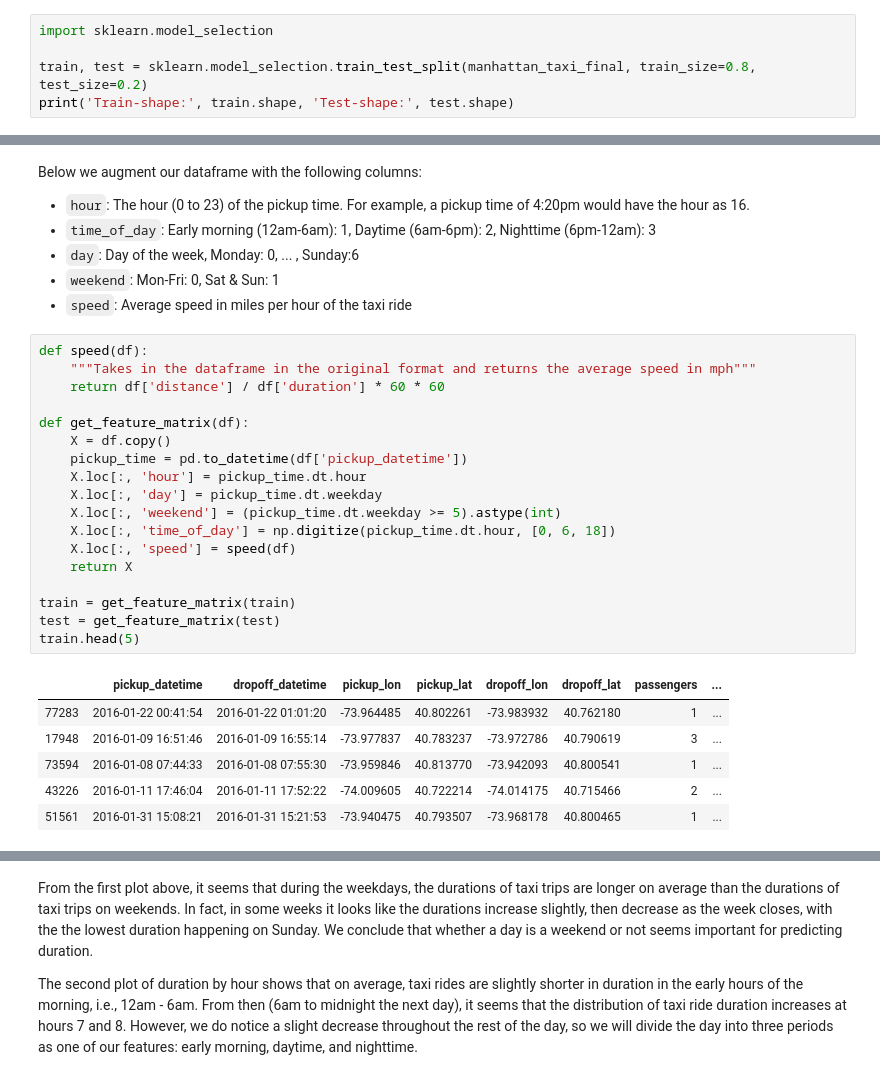
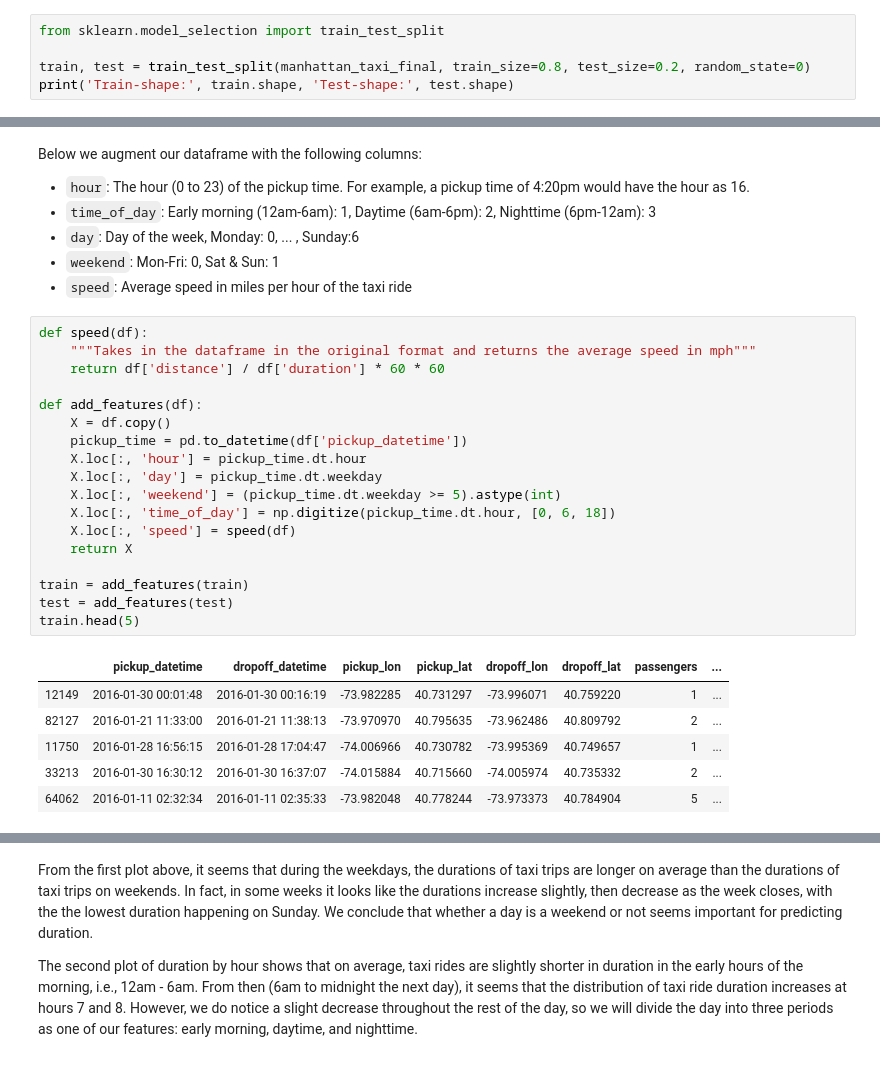
Before and after one commit to jcpagadora/Predict-Taxi-Ride-Duration, a Jupyter notebook: Predicting Manhattan Taxi Ride Duration.ipynb, the cells around one changed output, grey strips where cells are left out. Drawn from its saved outputs; the diff is of its cells as text.

```diff
--- a/Predicting Manhattan Taxi Ride Duration.ipynb
+++ b/Predicting Manhattan Taxi Ride Duration.ipynb
@@ -201,9 +204,9 @@ Mo Tu We Th Fr Sa Su
 # %% [markdown]
 Let's do some additional exploratory analysis as part of feature engineering. First, we divide our data into a train and test set. Then, using our training set only, let's make a visualization of taxi ride duration by day and by hour. Then, let's visualize the number of passengers in taxi rides, and let's explore the distribution of average speed of taxi rides. In order for us to analyze taxi rides by hour and speed, we will add columns for those respective data.
 # %%
-import sklearn.model_selection
+from sklearn.model_selection import train_test_split
 
-train, test = sklearn.model_selection.train_test_split(manhattan_taxi_final, train_size=0.8, test_size=0.2)
+train, test = train_test_split(manhattan_taxi_final, train_size=0.8, test_size=0.2, random_state=0)
 print('Train-shape:', train.shape, 'Test-shape:', test.shape)
 # %% [output]
 Train-shape: (53680, 10) Test-shape: (13421, 10)
@@ -217,28 +220,28 @@ Below we augment our dataframe with the following columns:
 # %%
 def speed(df):
     """Takes in the dataframe in the original format and returns the average speed in mph"""
     return df['distance'] / df['duration'] * 60 * 60
 
-def get_feature_matrix(df):
+def add_features(df):
     X = df.copy()
     pickup_time = pd.to_datetime(df['pickup_datetime'])
     X.loc[:, 'hour'] = pickup_time.dt.hour
     X.loc[:, 'day'] = pickup_time.dt.weekday
     X.loc[:, 'weekend'] = (pickup_time.dt.weekday >= 5).astype(int)
     X.loc[:, 'time_of_day'] = np.digitize(pickup_time.dt.hour, [0, 6, 18])
     X.loc[:, 'speed'] = speed(df)
     return X
 
-train = get_feature_matrix(train)
-test = get_feature_matrix(test)
+train = add_features(train)
+test = add_features(test)
 train.head(5)
 # %% [output]
 |  | pickup_datetime | dropoff_datetime | pickup_lon | pickup_lat | dropoff_lon | dropoff_lat | passengers | ... |
-| 77283 | 2016-01-22 00:41:54 | 2016-01-22 01:01:20 | -73.964485 | 40.802261 | -73.983932 | 40.762180 | 1 | ... |
-| 17948 | 2016-01-09 16:51:46 | 2016-01-09 16:55:14 | -73.977837 | 40.783237 | -73.972786 | 40.790619 | 3 | ... |
-| 73594 | 2016-01-08 07:44:33 | 2016-01-08 07:55:30 | -73.959846 | 40.813770 | -73.942093 | 40.800541 | 1 | ... |
-| 43226 | 2016-01-11 17:46:04 | 2016-01-11 17:52:22 | -74.009605 | 40.722214 | -74.014175 | 40.715466 | 2 | ... |
-| 51561 | 2016-01-31 15:08:21 | 2016-01-31 15:21:53 | -73.940475 | 40.793507 | -73.968178 | 40.800465 | 1 | ... |
+| 12149 | 2016-01-30 00:01:48 | 2016-01-30 00:16:19 | -73.982285 | 40.731297 | -73.996071 | 40.759220 | 1 | ... |
+| 82127 | 2016-01-21 11:33:00 | 2016-01-21 11:38:13 | -73.970970 | 40.795635 | -73.962486 | 40.809792 | 2 | ... |
+| 11750 | 2016-01-28 16:56:15 | 2016-01-28 17:04:47 | -74.006966 | 40.730782 | -73.995369 | 40.749657 | 1 | ... |
+| 33213 | 2016-01-30 16:30:12 | 2016-01-30 16:37:07 | -74.015884 | 40.715660 | -74.005974 | 40.735332 | 2 | ... |
+| 64062 | 2016-01-11 02:32:34 | 2016-01-11 02:35:33 | -73.982048 | 40.778244 | -73.973373 | 40.784904 | 5 | ... |
 # %%
 # We make a boxplot of taxi ride duration by date.
 
```
Also changed, not shown: parts of 33 cells of this notebook.
